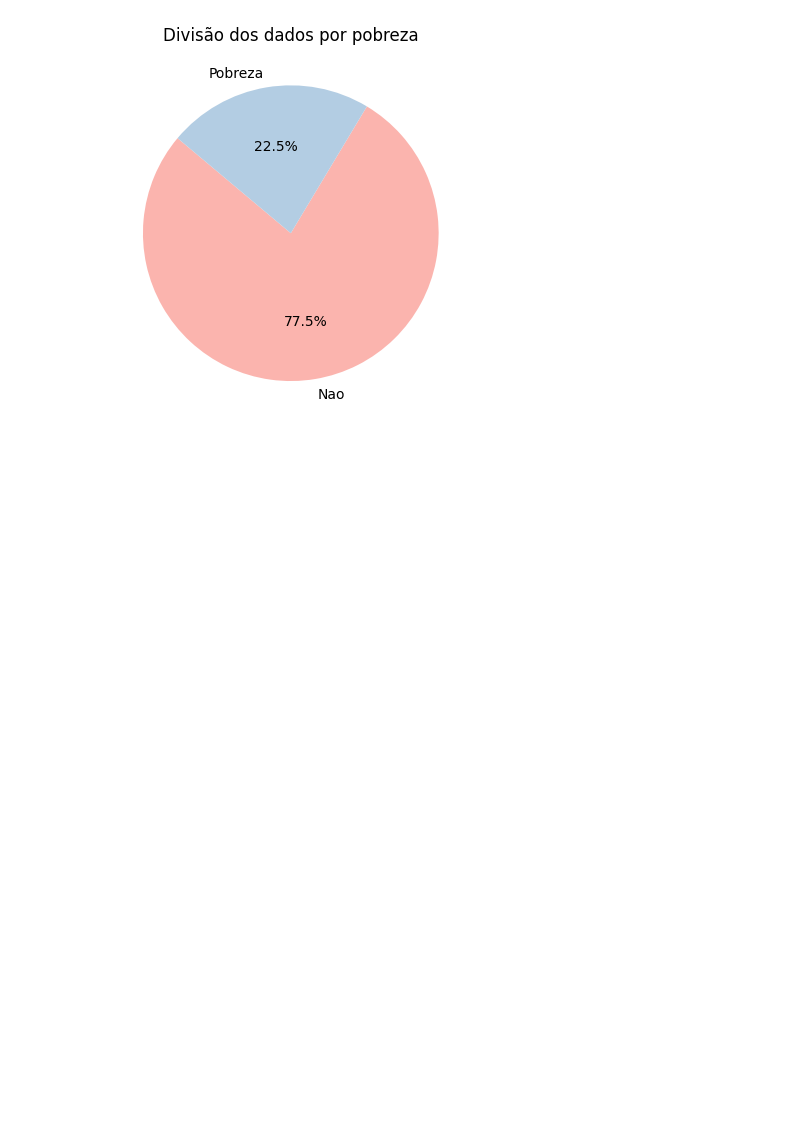
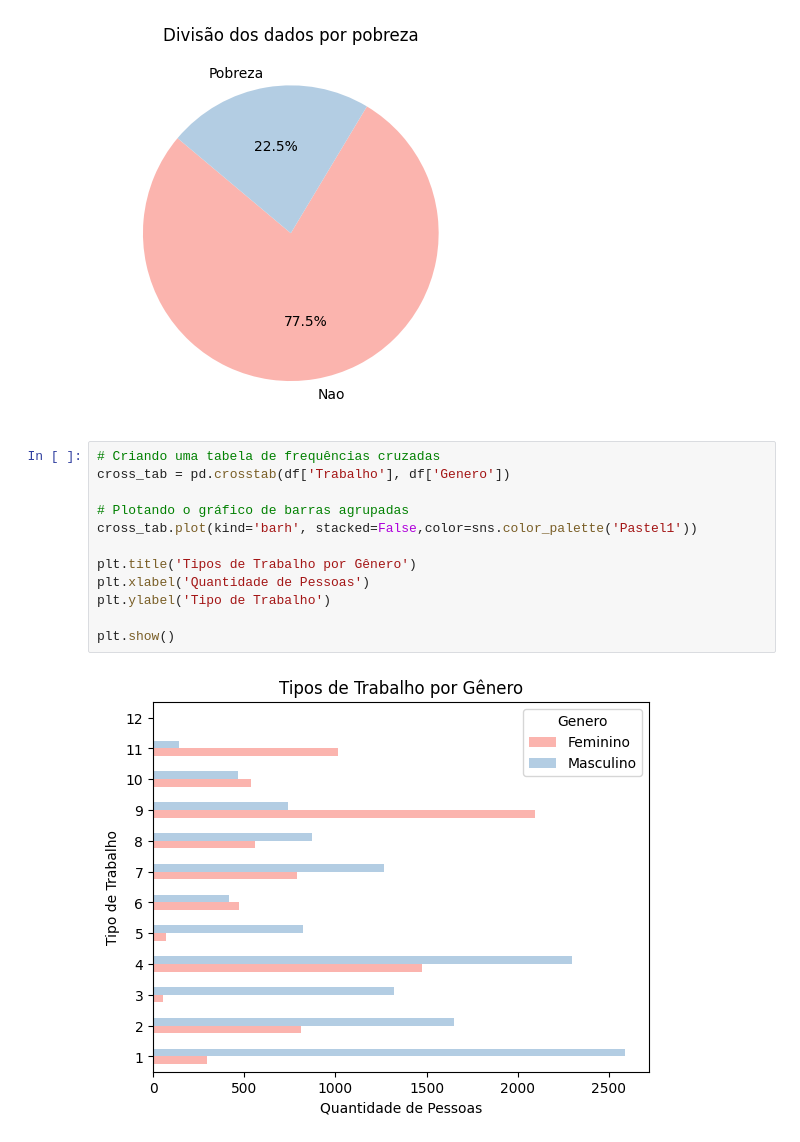
Before and after one commit to mxtqnt/ProbabilidadeEstatistica, a Jupyter notebook: src/homework/notebook.ipynb, the cells around one changed output. Saved outputs shown, nothing was run; the diff lists cells and outputs as text; blank space fills up the shorter version.

```diff
--- a/src/homework/notebook.ipynb
+++ b/src/homework/notebook.ipynb
@@ -122,3 +111,17 @@ plt.title('Divisão dos dados por pobreza')
 plt.show()
 # %% [output]
 [figure]
+# %%
+# Criando uma tabela de frequências cruzadas
+cross_tab = pd.crosstab(df['Trabalho'], df['Genero'])
+
+# Plotando o gráfico de barras agrupadas
+cross_tab.plot(kind='barh', stacked=False,color=sns.color_palette('Pastel1'))
+
+plt.title('Tipos de Trabalho por Gênero')
+plt.xlabel('Quantidade de Pessoas')
+plt.ylabel('Tipo de Trabalho')
+
+plt.show()
+# %% [output]
+[figure, added]
```
Also changed, not shown: parts of 9 cells of this notebook, 1 other file.
